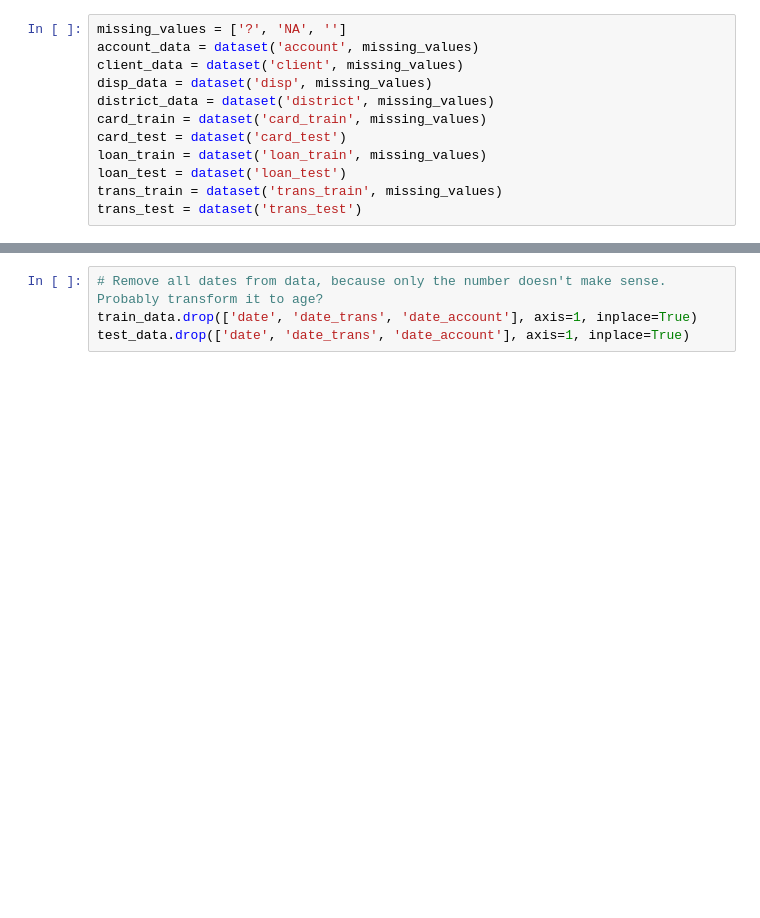
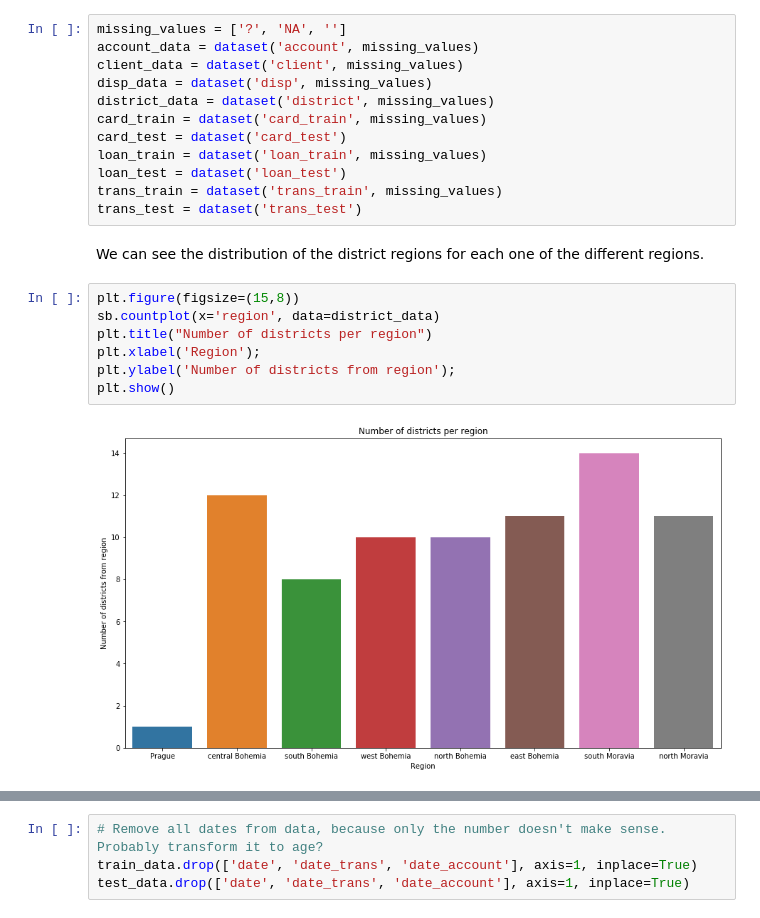
Before and after one commit to GustavoSena/AC-FEUP, a Jupyter notebook: LoadDataset.ipynb, the cells around one changed output, grey strips where cells are left out. Drawn from its saved outputs; the diff is of its cells as text; blank space fills up the shorter version.

```diff
--- a/LoadDataset.ipynb
+++ b/LoadDataset.ipynb
@@ -52,3 +53,14 @@ loan_train = dataset('loan_train', missing_values)
 loan_test = dataset('loan_test')
 trans_train = dataset('trans_train', missing_values)
 trans_test = dataset('trans_test')
+# %% [markdown]
+We can see the distribution of the district regions for each one of the different regions.
+# %%
+plt.figure(figsize=(15,8))
+sb.countplot(x='region', data=district_data)
+plt.title("Number of districts per region")
+plt.xlabel('Region');
+plt.ylabel('Number of districts from region');
+plt.show()
+# %% [output]
+[figure, added]
```
Also changed, not shown: parts of 65 cells of this notebook.
